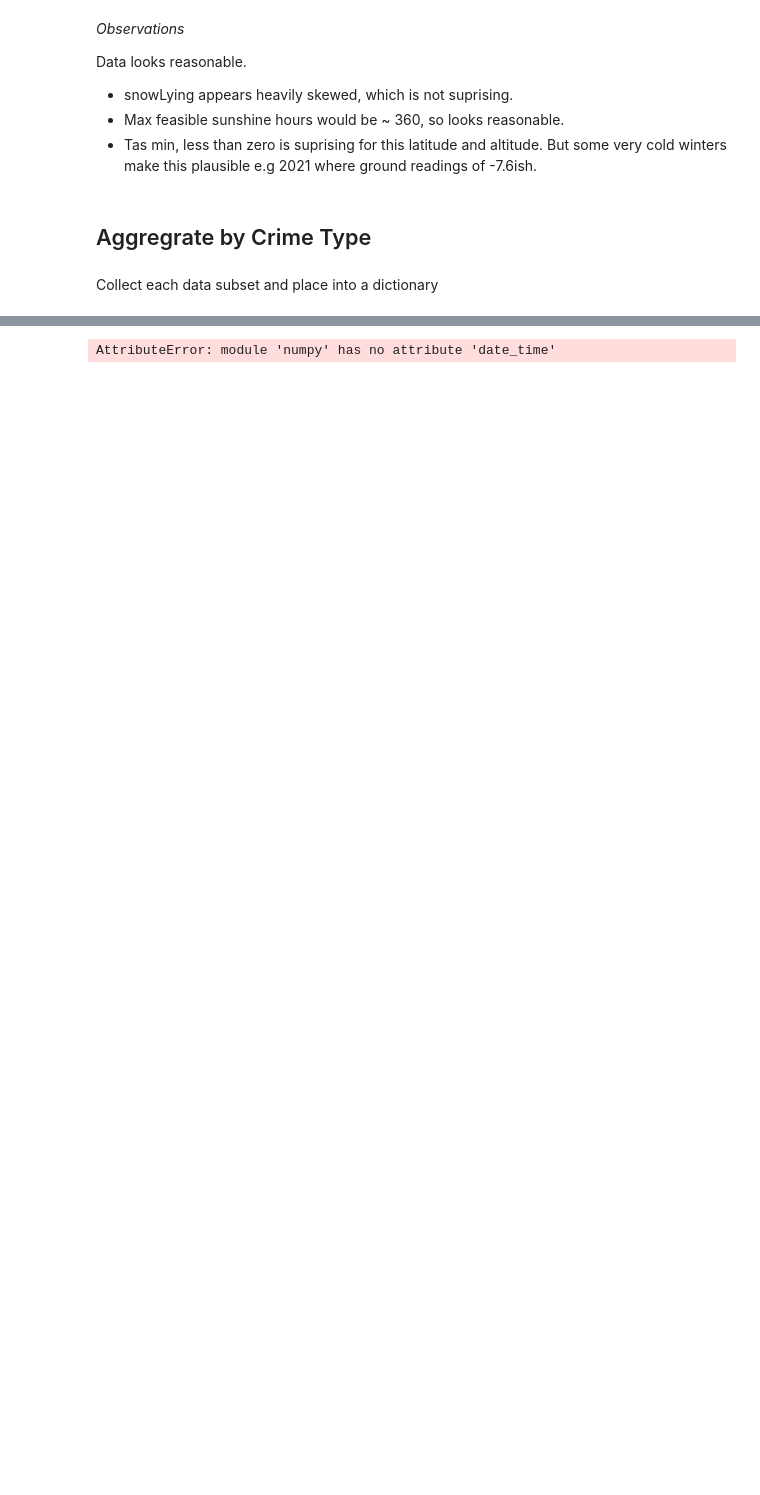
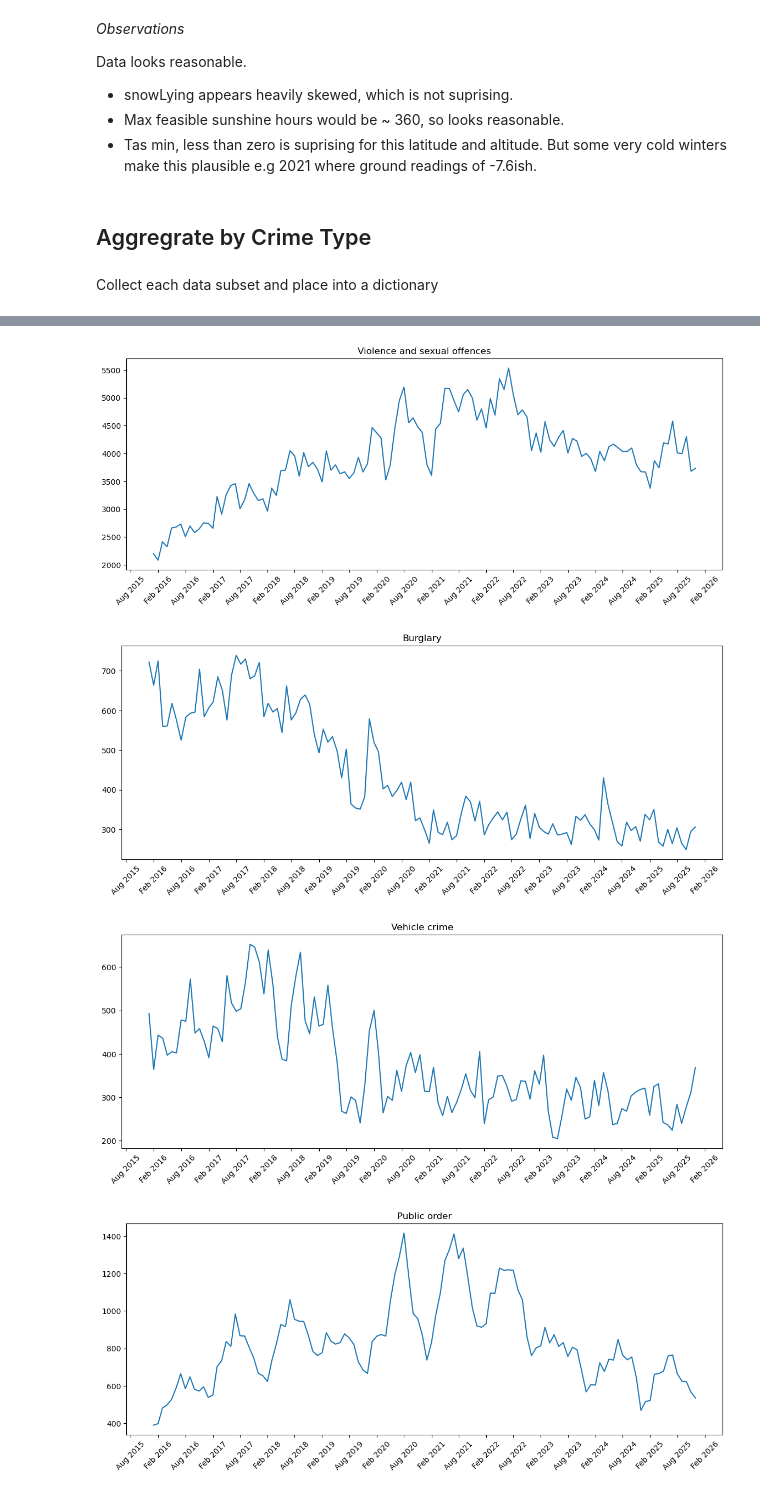
Before and after one commit to ClimatologyProjectProfile/crimetology, a Jupyter notebook: crime_weather_EDA.ipynb, the cells around one changed output, grey strips where cells are left out. Saved outputs shown, nothing was run; the diff lists cells and outputs as text; code cells hidden in the pictures; blank space fills up the shorter version.

Commit message:
final EDA times series by crime category and conclusions

```diff
--- a/crime_weather_EDA.ipynb
+++ b/crime_weather_EDA.ipynb
@@ -341,4 +325,13 @@ data_subsets['Shoplifting']
 # %%
-data_subsets['Shoplifting']['Month'].astype(np.date)
+for cat in crime_categories_list:
+    df: DataFrame = data_subsets[cat]
+    df: DataFrame = df[['Crime ID','Month']].groupby(by='Month').count().reset_index()
+    quick_time_plot(data_in=df,
+                title_in=cat,
+                row_plot='Crime ID')
+    plt.show()
 # %% [output]
-AttributeError: module 'numpy' has no attribute 'date_time'
+[figure, added]
+[figure, added]
+[figure, added]
+[figure, added]
```
Also changed, not shown: parts of 10 cells of this notebook.
